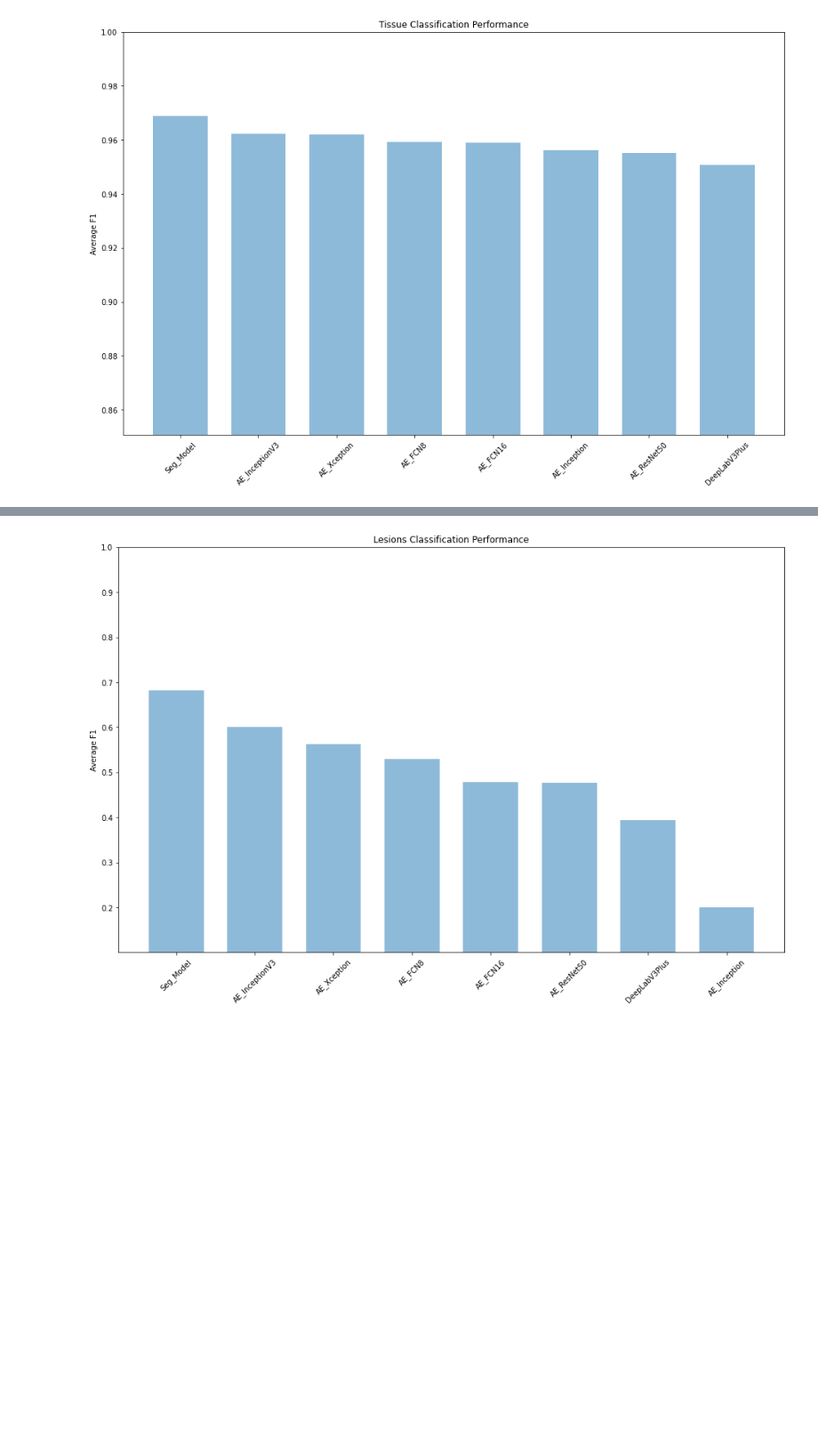
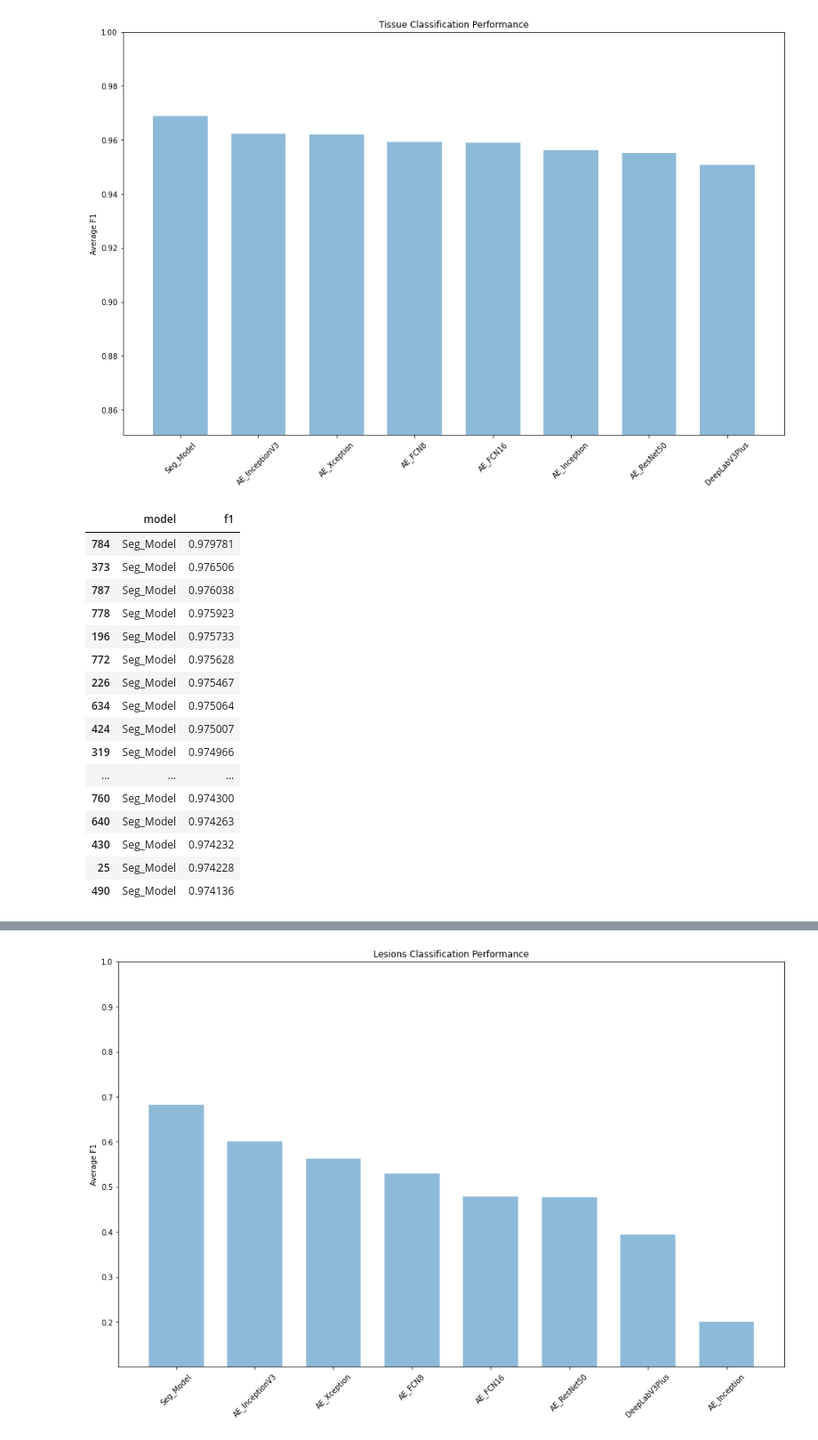
Before and after one commit to weldonj/DS_Assessment, a Jupyter notebook: Overall_Model_Performance.ipynb, the cells around one changed output, grey strips where cells are left out. Shown at 89% size. Cells and saved outputs as stored; diff of their text form; code cells hidden in the pictures; blank space fills up the shorter version.

```diff
--- a/Overall_Model_Performance.ipynb
+++ b/Overall_Model_Performance.ipynb
@@ -15,6 +15,9 @@ data['accuracy'] = data['accuracy'].astype(float)
 background = data[data['class'] == 'Background']
 tissue = data[data['class'] == 'Tissue']
 lesions = data[data['class'] == 'Lesions']
+# %%
+tissue_absolute_best = tissue[['model','f1']].sort_values(by='f1',ascending=False).head(20)
+lesions_absolute_best = lesions[['model','f1']].sort_values(by='f1',ascending=False).head(20)
 # %%
 tissue_models_mean = tissue.groupby('model').agg({'f1':'mean'}).reset_index()
 background_models_mean = background.groupby('model').agg({'f1':'mean'}).reset_index()
@@ -40,3 +43,23 @@ plot(list(background_models_mean['model']),list(background_models_mean['f1']),'B
 plot(list(tissue_models_mean['model']),list(tissue_models_mean['f1']),'Tissue Classification Performance')
 # %% [output]
 [figure]
+# %%
+tissue_absolute_best
+# %% [output]
+|  | model | f1 |
+| 784 | Seg_Model | 0.979781 |
+| 373 | Seg_Model | 0.976506 |
+| 787 | Seg_Model | 0.976038 |
+| 778 | Seg_Model | 0.975923 |
+| 196 | Seg_Model | 0.975733 |
+| 772 | Seg_Model | 0.975628 |
+| 226 | Seg_Model | 0.975467 |
+| 634 | Seg_Model | 0.975064 |
+| 424 | Seg_Model | 0.975007 |
+| 319 | Seg_Model | 0.974966 |
+| ... | ... | ... |
+| 760 | Seg_Model | 0.974300 |
+| 640 | Seg_Model | 0.974263 |
+| 430 | Seg_Model | 0.974232 |
+| 25 | Seg_Model | 0.974228 |
+| 490 | Seg_Model | 0.974136 |
```
Also changed, not shown: parts of 1 cell of this notebook, 24 other files.
